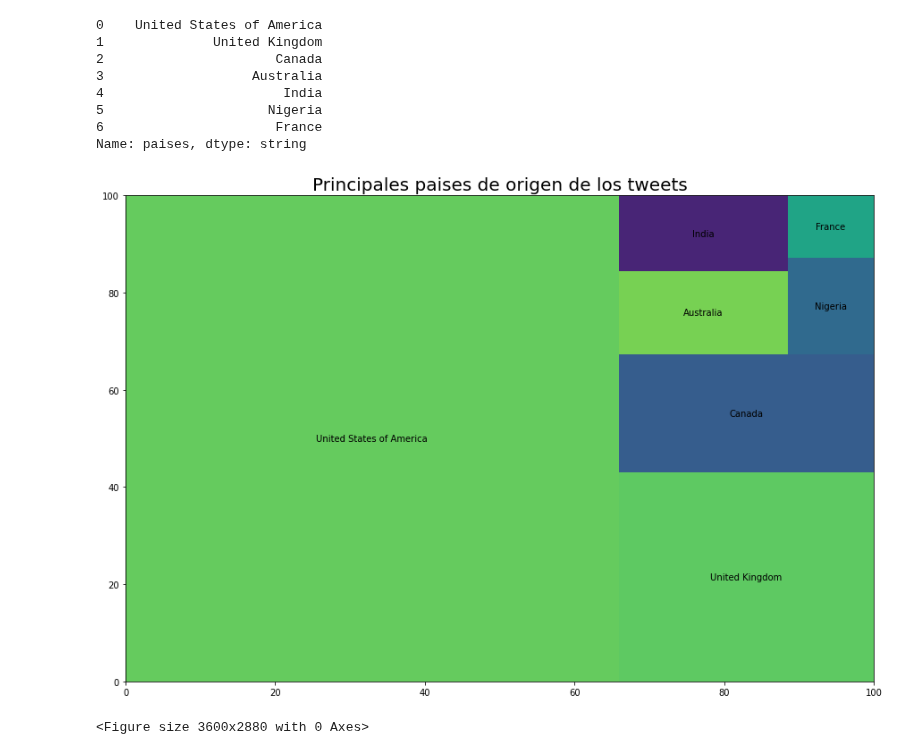
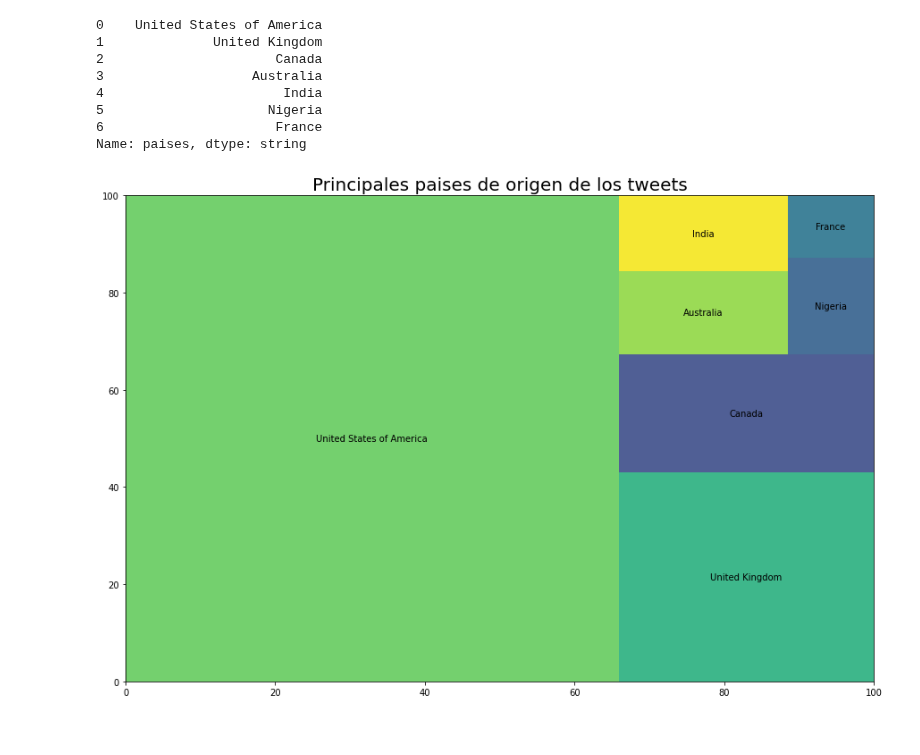
Before and after one commit to JulioCastillo1/TP1-Datos, a Jupyter notebook: Treemap.ipynb, the cells around one changed output. Saved outputs shown, nothing was run; the diff lists cells and outputs as text; code cells hidden in the pictures.

```diff
--- a/Treemap.ipynb
+++ b/Treemap.ipynb
@@ -222,10 +222,8 @@ labels
 Name: paises, dtype: string
 # %%
 plt.figure(figsize=(15,10))
-squarify.plot(label=labels,sizes=proporciones)
+squarify.plot(label=labels,sizes=proporciones, alpha=.9)
 plt.title("Principales paises de origen de los tweets", fontsize=20)
-plt.figure(figsize=(50,40))
 plt.show()
 # %% [output]
-[figure, old version]
+[figure, new version]
-<Figure size 3600x2880 with 0 Axes>
```
